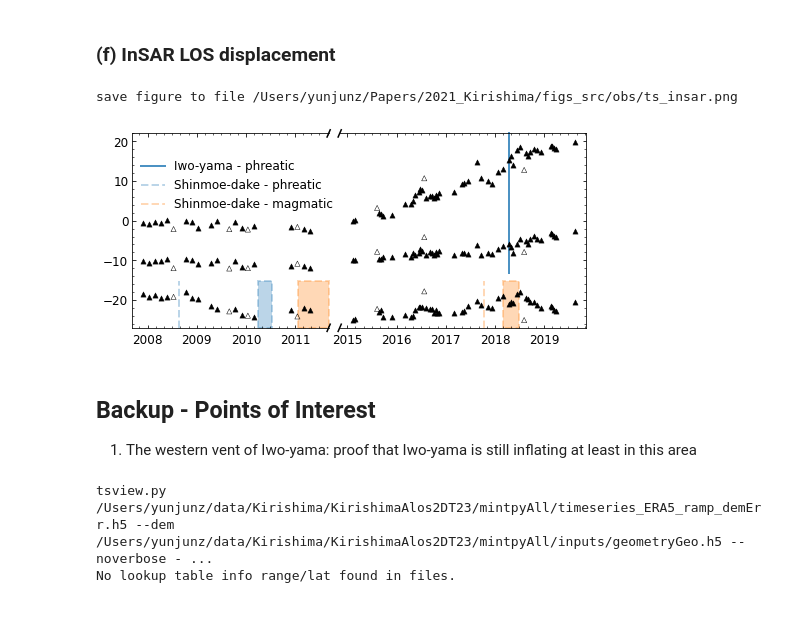
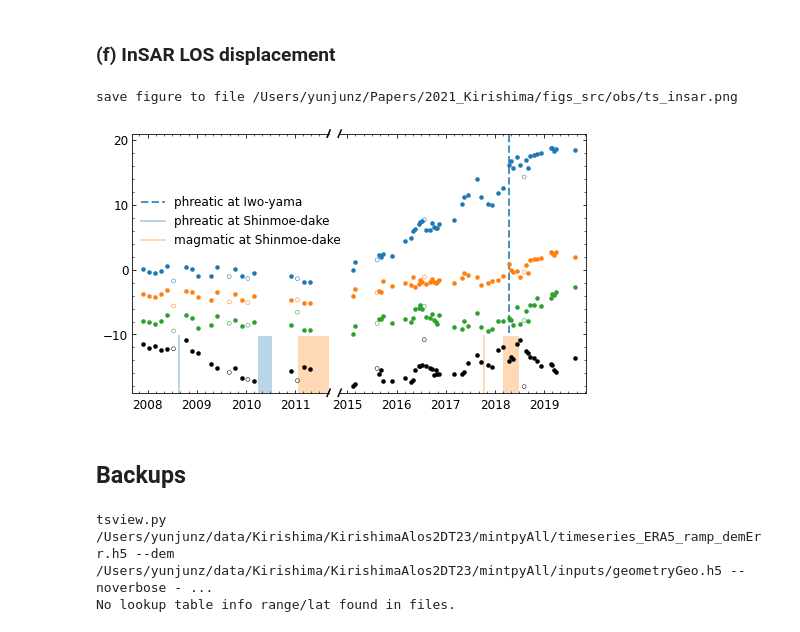
Before and after one commit to geodesymiami/2021-Kirishima, a Jupyter notebook: Fig2_obs_TS.ipynb, the cells around one changed output. Saved outputs shown, nothing was run; the diff lists cells and outputs as text; code cells hidden in the pictures.

```diff
--- a/Fig_2_obs_time_series.ipynb
+++ b/Fig2_obs_TS.ipynb
@@ -24,10 +24,11 @@ lalo_list = [
     [31.9113, 130.8774],  # point B for Alos2DT23 - western rim
     # Iwo-yama
     #[31.9467, 130.8524], # POI     for Alos2AT131 -crater
-    [31.9465, 130.8531],  # point D for Alos2DT23 - crater
-    [31.9450, 130.8528],  # point C for Alos2DT23 - southern vent
-    #[31.9467, 130.8506], # pOI     for Alos2DT23 - western vent
+    [31.9465, 130.8531],  # point C for Alos2DT23 - crater
+    [31.9450, 130.8528],  # point S for Alos2DT23 - southern vent
+    [31.9467, 130.8506],  # point W for Alos2DT23 - western vent
 ]
+ref_lalo_Iwo = [31.9315, 130.8733]
 # %% [output]
 Go to directory /Users/yunjunz/Papers/2021_Kirishima/figs_src/obs
 # %% [markdown]
@@ -231,60 +234,55 @@ save figure to file /Users/yunjunz/Papers/2021_Kirishima/figs_src/obs/ts_gps.png
 ts_file1 = os.path.expanduser('~/data/Kirishima/KirishimaAlosDT73/mintpyAll/timeseries_ERA5_ramp_demErr.h5')
 ts_file2 = os.path.expanduser('~/data/Kirishima/KirishimaAlos2DT23/mintpyAll/timeseries_ERA5_ramp_demErr.h5')
 
-figsize = [7, 3]
+figsize = [7, 4]
 fig, axs = plt.subplots(nrows=1, ncols=2, figsize=figsize, sharey=True, gridspec_kw={'width_ratios': width_ratio})
 #------ Displacement time-series
+marker = 'o'
 for ax in axs:
-    # Shinmoe-dake
-    plot_point_displacement_timeseries(ax, ts_file1, lalo_list[0], offset=-20)
-    plot_point_displacement_timeseries(ax, ts_file2, lalo_list[1], offset=-25)
-    # Iwo-yama crater
-    plot_point_displacement_timeseries(ax, ts_file1, lalo_list[2], offset=0)
-    plot_point_displacement_timeseries(ax, ts_file2, lalo_list[2], offset=0)
-    # Iwo-yama south vent
-    plot_point_displacement_timeseries(ax, ts_file1, lalo_list[3], offset=-10)
-    plot_point_displacement_timeseries(ax, ts_file2, lalo_list[3], offset=-10)
+    # Iwo-yama crater: C
+    plot_point_displacement_timeseries(ax, ts_file1, lalo_list[2], marker=marker, color='C0', ref_lalo=ref_lalo_Iwo, offset=0)   # Iwo-yama crater C
+    plot_point_displacement_timeseries(ax, ts_file2, lalo_list[2], marker=marker, color='C0', ref_lalo=ref_lalo_Iwo, offset=0)   # Iwo-yama crater C
+    plot_point_displacement_timeseries(ax, ts_file1, lalo_list[3], marker=marker, color='C1', ref_lalo=ref_lalo_Iwo, offset=-4)   # Iwo-yama vent S
+    plot_point_displacement_timeseries(ax, ts_file2, lalo_list[3], marker=marker, color='C1', ref_lalo=ref_lalo_Iwo, offset=-4)   # Iwo-yama vent S
+    plot_point_displacement_timeseries(ax, ts_file1, lalo_list[4], marker=marker, color='C2', ref_lalo=ref_lalo_Iwo, offset=-8)   # Iwo-yama vent W
+    plot_point_displacement_timeseries(ax, ts_file2, lalo_list[4], marker=marker, color='C2', ref_lalo=ref_lalo_Iwo, offset=-10)   # Iwo-yama vent W
+    plot_point_displacement_timeseries(ax, ts_file1, lalo_list[0], marker=marker, color='k', offset=-13)   # Shinmoe-dake A
+    plot_point_displacement_timeseries(ax, ts_file2, lalo_list[1], marker=marker, color='k', offset=-18)   # Shinmoe-dake B
 
 #------ Eruptive dates
-plot_date_of_interest(axs, y1max=0.24, y2min=0.28)
+plot_date_of_interest(axs, y1max=0.22, y2min=0.23)
 
 # legend
-lines = [
-    Line2D([0], [0], lw=2, linestyle='-',  color='C0', alpha=0.8),
-    Line2D([0], [0], lw=2, linestyle='--', color='C0', alpha=0.3),
-    Line2D([0], [0], lw=2, linestyle='--', color='C1', alpha=0.3),
-]
-labels = ['Iwo-yama - phreatic',
-          'Shinmoe-dake - phreatic',
-          'Shinmoe-dake - magmatic']
-axs[0].legend(lines, labels, frameon=False, loc='upper left', bbox_to_anchor=(-0.01, 0.92))
+lines = [Line2D([0], [0], lw=2, linestyle='--', color='C0', alpha=0.8),
+         Line2D([0], [0], lw=2, linestyle='-',  color='C0', alpha=0.3),
+         Line2D([0], [0], lw=2, linestyle='-',  color='C1', alpha=0.3),]
+labels = ['phreatic at Iwo-yama', 'phreatic at Shinmoe-dake', 'magmatic at Shinmoe-dake']
+axs[0].legend(lines, labels, frameon=False, loc='upper left', bbox_to_anchor=(-0.01, 0.80))
 
 #------- axes format
 for ax in axs:
     ax.tick_params(which='both', direction='in', bottom=True, top=True, left=True, right=True)
-    ax.set_ylim([-27, 22])
+    ax.set_ylim([-19, 21])
     ax.xaxis.set_major_formatter(mdates.DateFormatter('%Y'))
     ax.xaxis.set_major_locator(mdates.YearLocator(1))
     ax.xaxis.set_minor_locator(mdates.MonthLocator(interval=2))
     ax.yaxis.set_major_locator(ticker.MultipleLocator(10))
     ax.yaxis.set_minor_locator(ticker.AutoMinorLocator())
 fig.subplots_adjust(wspace=0.05, left=0.05, right=0.95, top=0.95, bottom=0.05)
 
 #----- Cut along x-axis
 cut_along_xaxis(axs, figsize=figsize)
 
 #----- output
 out_file = os.path.abspath('ts_insar.png')
 plt.savefig(out_file, bbox_inches='tight', transparent=True, dpi=600)
 print('save figure to file', out_file)
 plt.show()
 # %% [output]
 save figure to file /Users/yunjunz/Papers/2021_Kirishima/figs_src/obs/ts_insar.png
-[figure, old version]
+[figure, new version]
-# %% [markdown]
-## Backup - Points of Interest
-
-1. The western vent of Iwo-yama: proof that Iwo-yama is still inflating at least in this area
+# %% [markdown]
+## Backups
 # %%
 from mintpy import tsview
 mintpy_dir = os.path.expanduser('~/data/Kirishima/KirishimaAlos2DT23/mintpyAll')
```
Also changed, not shown: parts of 3 cells of this notebook, 16 other files.
